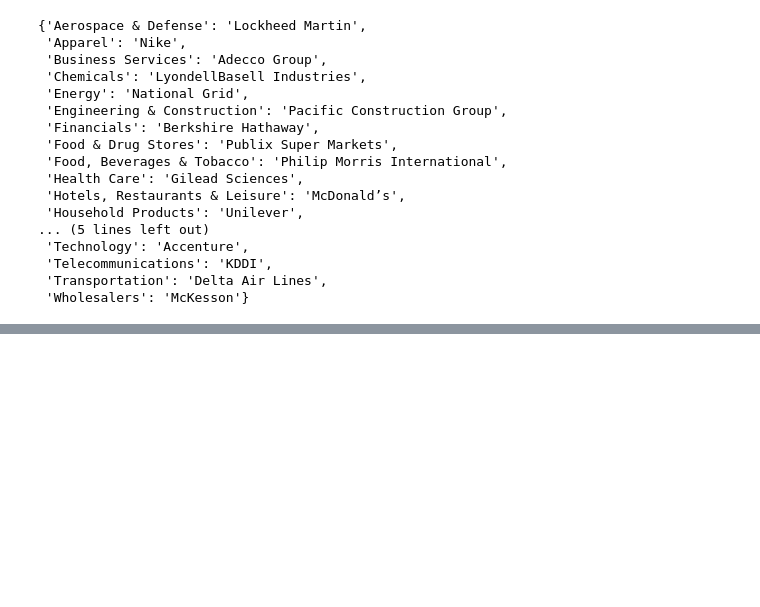
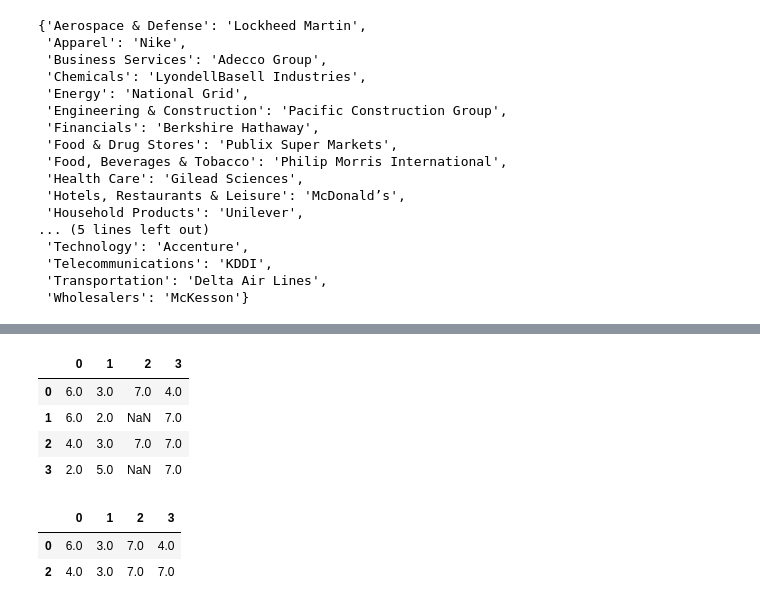
Before and after one commit to balaorcl/mlbasics, a Jupyter notebook: s2c1_pandas_numpy_fundas.ipynb, the cells around one changed output, grey strips where cells are left out. Cells and saved outputs as stored; diff of their text form; code cells hidden in the pictures; blank space fills up the shorter version.

```diff
--- a/s2c1_pandas_numpy_fundas.ipynb
+++ b/s2c1_pandas_numpy_fundas.ipynb
@@ -808,0 +1288,20 @@ top_roa_by_sector
+# %%
+df = pd.DataFrame(np.array([[6, 3, 7, 4],
+                            [6, 2, np.NaN, 7],
+                            [4, 3, 7, 7],
+                            [2, 5, np.NaN, 7],
+                           ]))
+df
+# %% [output]
+|  | 0 | 1 | 2 | 3 |
+| 0 | 6.0 | 3.0 | 7.0 | 4.0 |
+| 1 | 6.0 | 2.0 | NaN | 7.0 |
+| 2 | 4.0 | 3.0 | 7.0 | 7.0 |
+| 3 | 2.0 | 5.0 | NaN | 7.0 |
+# %%
+# default axis = 0
+df.dropna()
+# %% [output]
+|  | 0 | 1 | 2 | 3 |
+| 0 | 6.0 | 3.0 | 7.0 | 4.0 |
+| 2 | 4.0 | 3.0 | 7.0 | 7.0 |
```
Also changed, not shown: parts of 83 cells of this notebook.
